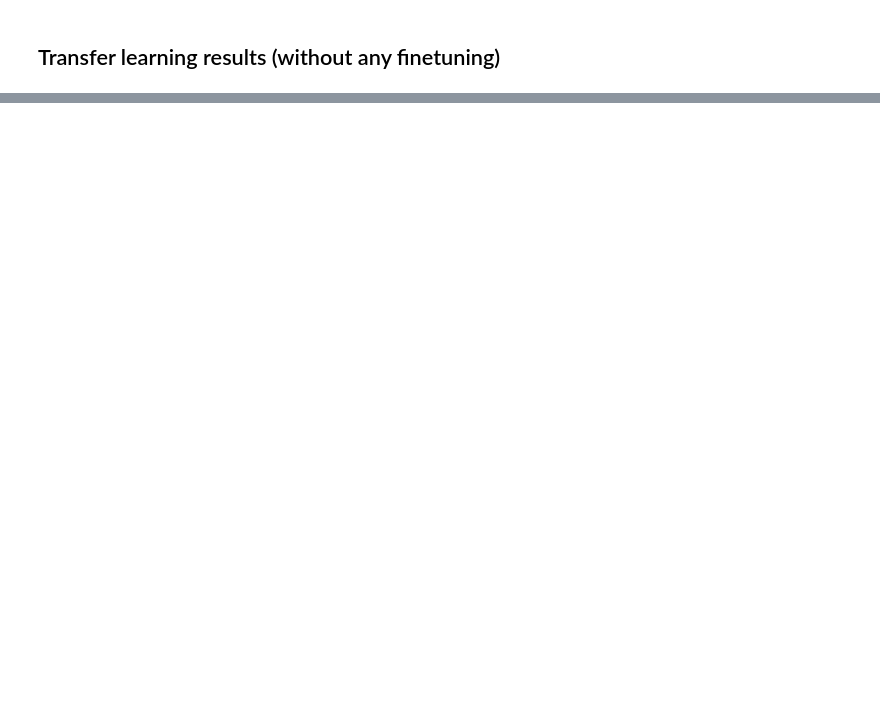
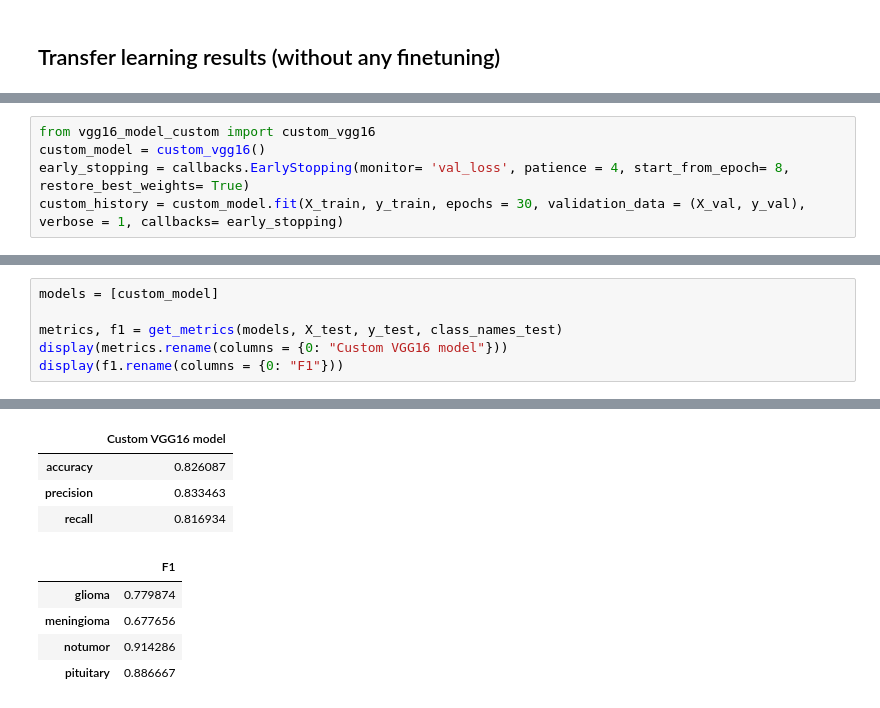
Before and after one commit to Tinus1424/braintumor, a Jupyter notebook: main_notebook.ipynb, the cells around one changed output, grey strips where cells are left out. Cells and saved outputs as stored; diff of their text form; blank space fills up the shorter version.

```diff
--- a/main_notebook.ipynb
+++ b/main_notebook.ipynb
@@ -396,0 +446,5 @@ display(f1.rename(columns =  {0: "VGG16", 1: "Resnet50", 2: "Densenet121", 3: "E
+# %%
+from vgg16_model_custom import custom_vgg16
+custom_model = custom_vgg16()
+early_stopping = callbacks.EarlyStopping(monitor= 'val_loss', patience = 4, start_from_epoch= 8, restore_best_weights= True)
+custom_history = custom_model.fit(X_train, y_train, epochs = 30, validation_data = (X_val, y_val), verbose = 1, callbacks= early_stopping)
@@ -396,0 +529,7 @@ display(f1.rename(columns =  {0: "VGG16", 1: "Resnet50", 2: "Densenet121", 3: "E
+# %%
+models = [custom_model]
+
+metrics, f1 = get_metrics(models, X_test, y_test, class_names_test)
+display(metrics.rename(columns = {0: "Custom VGG16 model"}))
+display(f1.rename(columns = {0: "F1"}))
+# %% [output]
@@ -396,0 +537,9 @@ display(f1.rename(columns =  {0: "VGG16", 1: "Resnet50", 2: "Densenet121", 3: "E
+|  | Custom VGG16 model |
+| accuracy | 0.826087 |
+| precision | 0.833463 |
+| recall | 0.816934 |
+|  | F1 |
+| glioma | 0.779874 |
+| meningioma | 0.677656 |
+| notumor | 0.914286 |
+| pituitary | 0.886667 |
```
Also changed, not shown: parts of 23 cells of this notebook, 14 other files.
